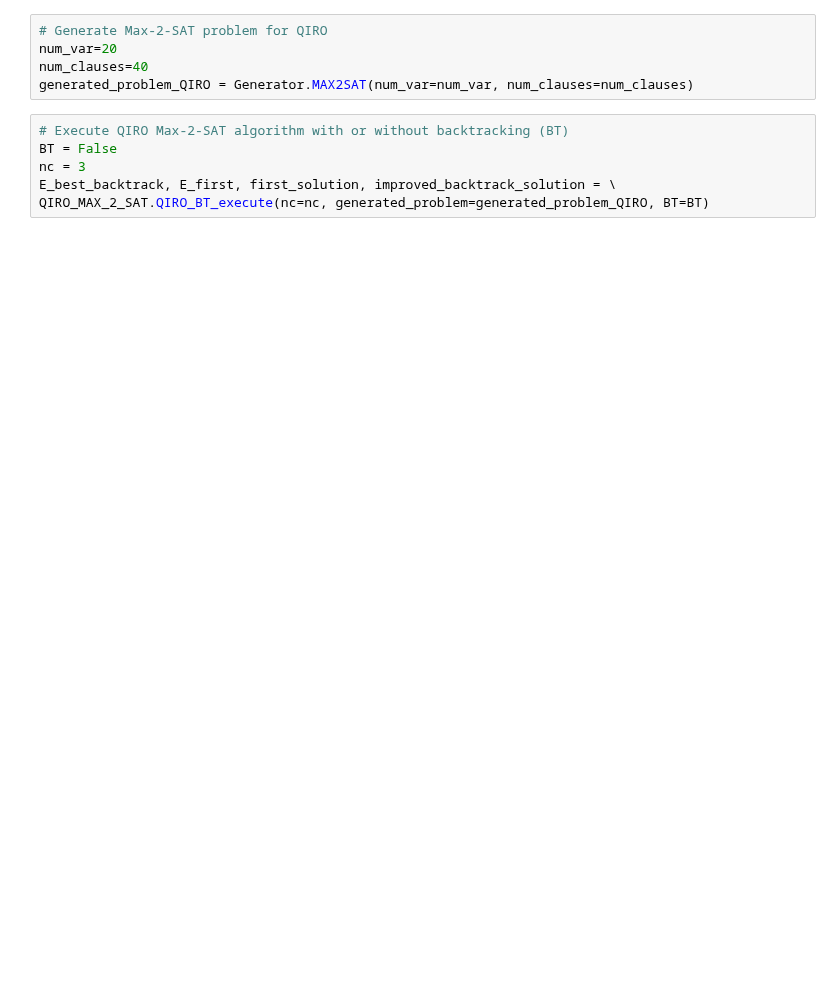
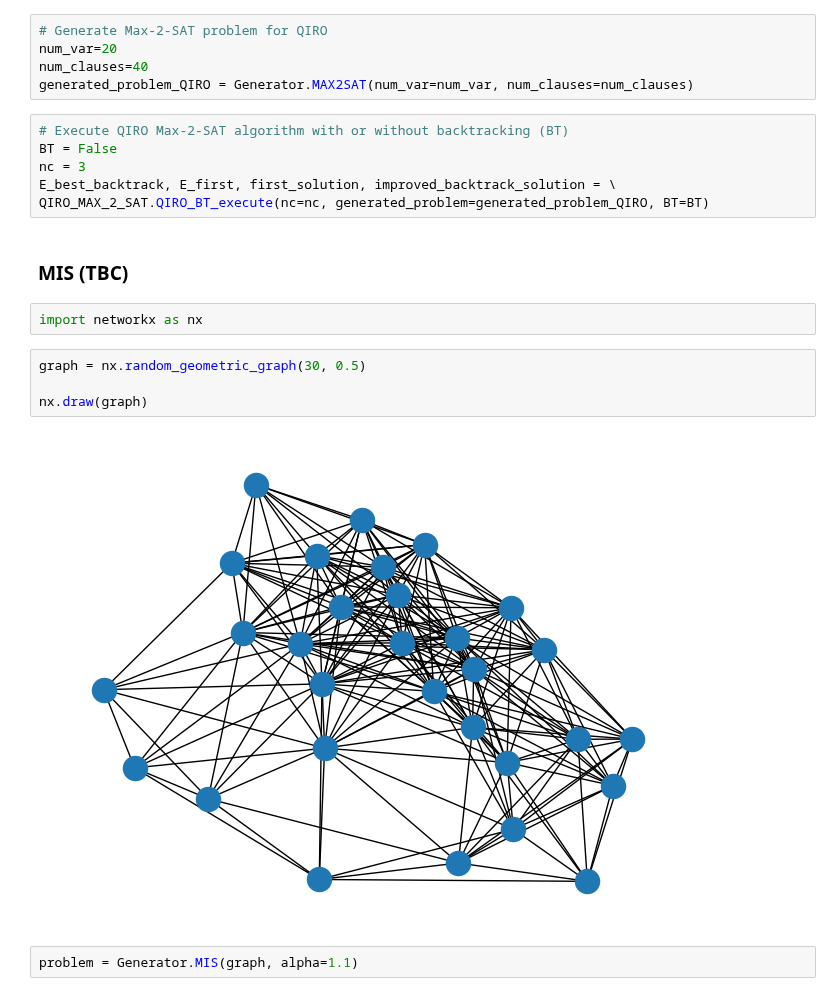
Before and after one commit to jernejrudifinzgar/qiro, a Jupyter notebook: QIRO_Execution.ipynb, the cells around one changed output. Cells and saved outputs as stored; diff of their text form; blank space fills up the shorter version.

```diff
--- a/QIRO_Execution.ipynb
+++ b/QIRO_Execution.ipynb
@@ -30,3 +35,15 @@ BT = False
 nc = 3
 E_best_backtrack, E_first, first_solution, improved_backtrack_solution = \
 QIRO_MAX_2_SAT.QIRO_BT_execute(nc=nc, generated_problem=generated_problem_QIRO, BT=BT)
+# %% [markdown]
+### MIS (TBC)
+# %%
+import networkx as nx
+# %%
+graph = nx.random_geometric_graph(30, 0.5)
+
+nx.draw(graph)
+# %% [output]
+[figure, added]
+# %%
+problem = Generator.MIS(graph, alpha=1.1)
```
Also changed, not shown: parts of 5 cells of this notebook, 2 other files.
